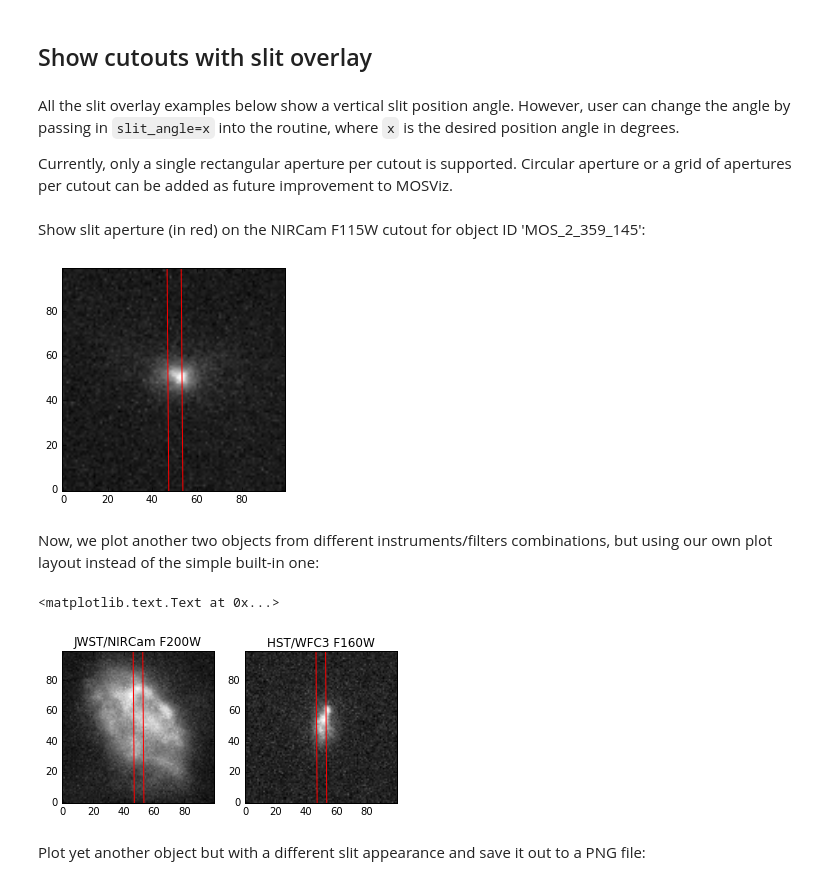
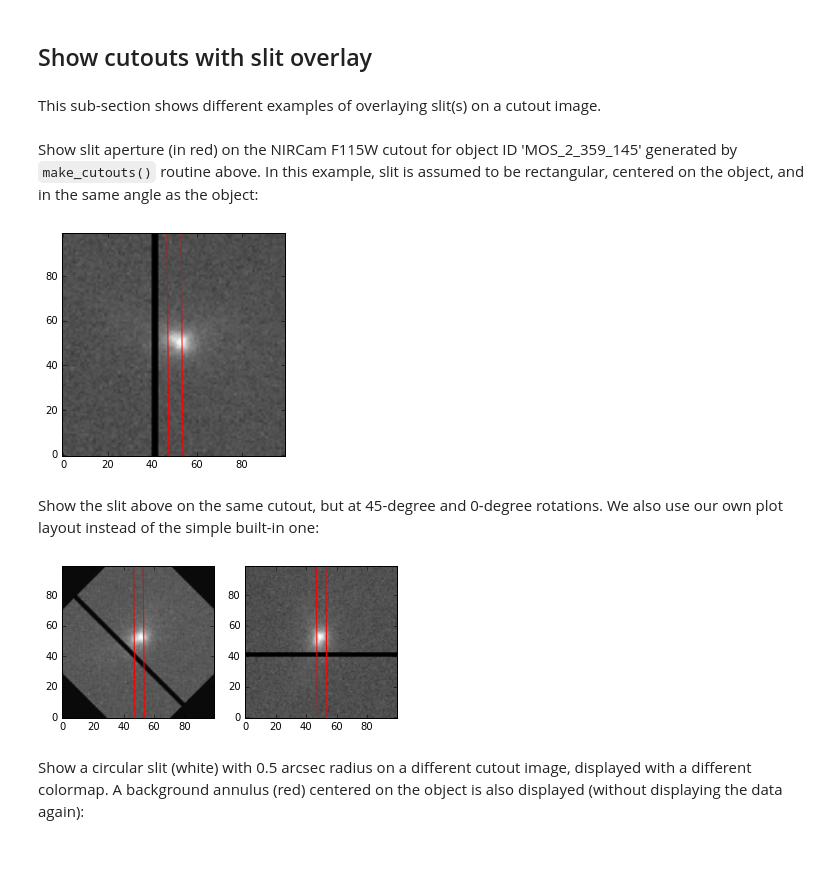
Before and after one commit to spacetelescope/mosviz, a Jupyter notebook: docs/mosviz/notebooks/make_cutouts.ipynb, the cells around one changed output. Saved outputs shown, nothing was run; the diff lists cells and outputs as text; code cells hidden in the pictures; blank space fills up the shorter version.

Commit message:
Modified aperture overlay function to add new features

```diff
--- a/docs/mosviz/notebooks/make_cutouts.ipynb
+++ b/docs/mosviz/notebooks/make_cutouts.ipynb
@@ -27,8 +27,6 @@ make_cutouts(catalogname, imagename, 'jwst_nircam_f200w', clobber=True, verbose=
 make_cutouts(catalogname, imagename, 'hst_wfc3ir_f160w', clobber=True, verbose=False)
 # %% [markdown]
 ## Show cutouts with slit overlay
-# %% [markdown]
-All the slit overlay examples below show a vertical slit position angle. However, user can change the angle by passing in `slit_angle=x` into the routine, where `x` is the desired position angle in degrees.
-
-Currently, only a single rectangular aperture per cutout is supported. Circular aperture or a grid of apertures per cutout can be added as future improvement to MOSViz.
+# %% [markdown]
+This sub-section shows different examples of overlaying slit(s) on a cutout image.
 # %%
@@ -38,25 +38,26 @@ from mosviz.utils.cutout_tools import show_cutout_with_slit
 # %% [markdown]
-Show slit aperture (in red) on the NIRCam F115W cutout for object ID 'MOS_2_359_145':
+Show slit aperture (in red) on the NIRCam F115W cutout for object ID 'MOS_2_359_145' generated by `make_cutouts()` routine above. In this example, slit is assumed to be rectangular, centered on the object, and in the same angle as the object:
+# %%
+with fits.open('jwst_nircam_f115w_cutouts/MOS_1_359_097_jwst_nircam_f115w_cutout.fits') as pf:
+    data = pf[0].data
+    hdr = pf[0].header
+
+# Add a fake chip gap to show rotation better.
+data[:, 40:43] = 0
 # %%
-show_cutout_with_slit('jwst_nircam_f115w', 'MOS_1_359_097', color='red')
+show_cutout_with_slit(hdr, data=data, color='red')
 # %% [output]
-[figure, old version]
+[figure, new version]
-# %% [markdown]
-Now, we plot another two objects from different instruments/filters combinations, but using our own plot layout instead of the simple built-in one:
+# %% [markdown]
+Show the slit above on the same cutout, but at 45-degree and 0-degree rotations. We also use our own plot layout instead of the simple built-in one:
 # %%
-import matplotlib.pyplot as plt
-
 fig = plt.figure()
 ax1 = fig.add_subplot(121)
 ax2 = fig.add_subplot(122)
 
-show_cutout_with_slit('jwst_nircam_f200w', 'MOS_1_010_133', color='red', ax=ax1)
-show_cutout_with_slit('hst_wfc3ir_f160w', 'MOS_1_184_053', color='red', ax=ax2)
-
-ax1.set_title('JWST/NIRCam F200W')
-ax2.set_title('HST/WFC3 F160W')
+show_cutout_with_slit(hdr, data=data, slit_angle=45, color='red', ax=ax1)
+show_cutout_with_slit(hdr, data=data, slit_angle=0, color='red', ax=ax2)
 # %% [output]
-<matplotlib.text.Text at 0x...>
-[figure, old version]
+[figure, new version]
-# %% [markdown]
-Plot yet another object but with a different slit appearance and save it out to a PNG file:
+# %% [markdown]
+Show a circular slit (white) with 0.5 arcsec radius on a different cutout image, displayed with a different colormap. A background annulus (red) centered on the object is also displayed (without displaying the data again):
```
Also changed, not shown: parts of 9 cells of this notebook, 2 other files.
